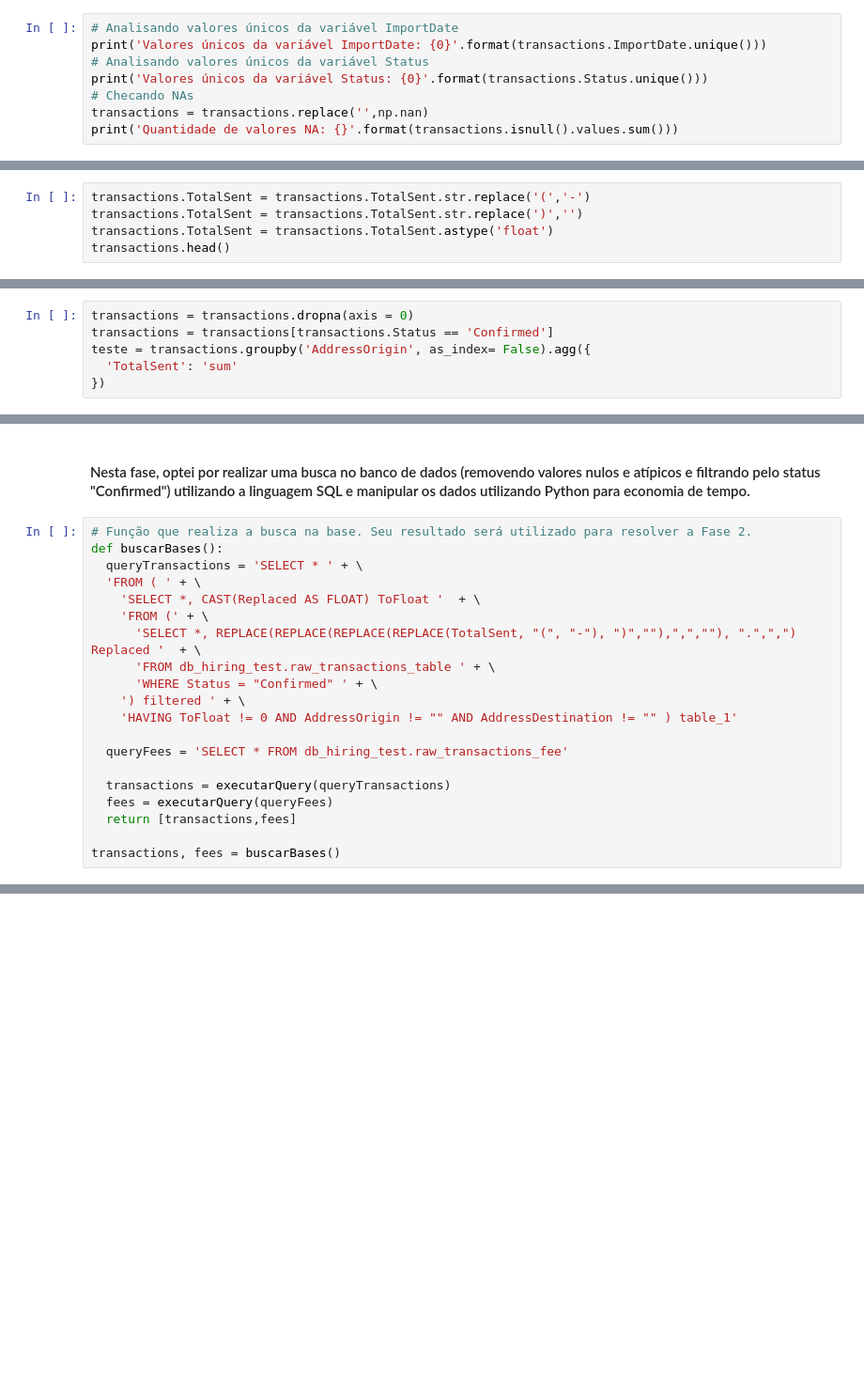
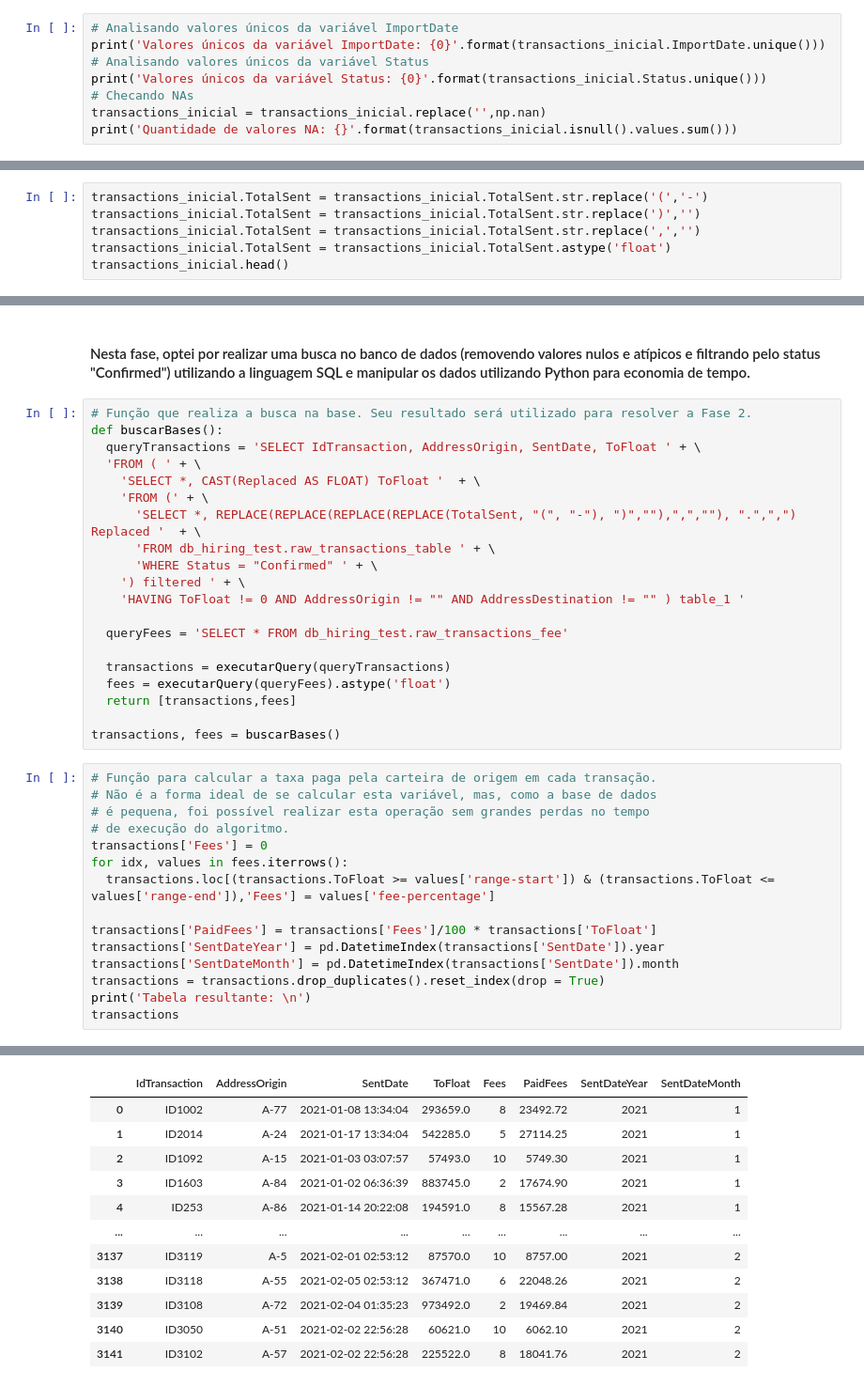
Before and after one commit to mporsi95/test-data-engineering, a Jupyter notebook: test_Matheus_Orsi.ipynb, the cells around one changed output, grey strips where cells are left out. Shown: that part at 94% size. Cells and saved outputs as stored; diff of their text form; blank space fills up the shorter version.

```diff
--- a/test_Matheus_Orsi.ipynb
+++ b/test_Matheus_Orsi.ipynb
@@ -50,21 +59,22 @@ dtypes: object(7)
 memory usage: 337.9+ KB
 # %%
 # Analisando valores únicos da variável ImportDate
-print('Valores únicos da variável ImportDate: {0}'.format(transactions.ImportDate.unique()))
+print('Valores únicos da variável ImportDate: {0}'.format(transactions_inicial.ImportDate.unique()))
 # Analisando valores únicos da variável Status
-print('Valores únicos da variável Status: {0}'.format(transactions.Status.unique()))
+print('Valores únicos da variável Status: {0}'.format(transactions_inicial.Status.unique()))
 # Checando NAs
-transactions = transactions.replace('',np.nan)
-print('Quantidade de valores NA: {}'.format(transactions.isnull().values.sum()))
+transactions_inicial = transactions_inicial.replace('',np.nan)
+print('Quantidade de valores NA: {}'.format(transactions_inicial.isnull().values.sum()))
 # %% [output]
 Valores únicos da variável ImportDate: ['2021-01-31 23:59:59' '2021-02-05 23:59:59']
 Valores únicos da variável Status: ['Confirmed' 'Denied' 'Pending']
 Quantidade de valores NA: 5
 # %%
-transactions.TotalSent = transactions.TotalSent.str.replace('(','-')
-transactions.TotalSent = transactions.TotalSent.str.replace(')','')
-transactions.TotalSent = transactions.TotalSent.astype('float')
-transactions.head()
+transactions_inicial.TotalSent = transactions_inicial.TotalSent.str.replace('(','-')
+transactions_inicial.TotalSent = transactions_inicial.TotalSent.str.replace(')','')
+transactions_inicial.TotalSent = transactions_inicial.TotalSent.str.replace(',','')
+transactions_inicial.TotalSent = transactions_inicial.TotalSent.astype('float')
+transactions_inicial.head()
 # %% [output]
 |  | IdTransaction | AddressOrigin | AddressDestination | TotalSent | Status | SentDate | ImportDate |
 | 0 | ID1002 | A-77 | A-49 | 293659.0 | Confirmed | 2021-01-08 13:34:04 | 2021-01-31 23:59:59 |
@@ -92,6 +84,0 @@ memory usage: 337.9+ KB
-# %%
-transactions = transactions.dropna(axis = 0)
-transactions = transactions[transactions.Status == 'Confirmed']
-teste = transactions.groupby('AddressOrigin', as_index= False).agg({
-  'TotalSent': 'sum'
-})
@@ -440,7 +386,7 @@ A tabela resultante com dados de volume de transações por carteira é:
 # %%
 # Função que realiza a busca na base. Seu resultado será utilizado para resolver a Fase 2.
 def buscarBases():
-  queryTransactions = 'SELECT * ' + \
+  queryTransactions = 'SELECT IdTransaction, AddressOrigin, SentDate, ToFloat ' + \
   'FROM ( ' + \
     'SELECT *, CAST(Replaced AS FLOAT) ToFloat '  + \
     'FROM (' + \
@@ -448,12 +394,28 @@ def buscarBases():
       'FROM db_hiring_test.raw_transactions_table ' + \
       'WHERE Status = "Confirmed" ' + \
     ') filtered ' + \
-    'HAVING ToFloat != 0 AND AddressOrigin != "" AND AddressDestination != "" ) table_1'
+    'HAVING ToFloat != 0 AND AddressOrigin != "" AND AddressDestination != "" ) table_1 '
 
   queryFees = 'SELECT * FROM db_hiring_test.raw_transactions_fee'
 
   transactions = executarQuery(queryTransactions)
-  fees = executarQuery(queryFees)
+  fees = executarQuery(queryFees).astype('float')
   return [transactions,fees]
 
 transactions, fees = buscarBases()
+# %%
+# Função para calcular a taxa paga pela carteira de origem em cada transação.
+# Não é a forma ideal de se calcular esta variável, mas, como a base de dados
+# é pequena, foi possível realizar esta operação sem grandes perdas no tempo
+# de execução do algoritmo.
+transactions['Fees'] = 0
+for idx, values in fees.iterrows():
+  transactions.loc[(transactions.ToFloat >= values['range-start']) & (transactions.ToFloat <= values['range-end']),'Fees'] = values['fee-percentage']
+
+transactions['PaidFees'] = transactions['Fees']/100 * transactions['ToFloat']
+transactions['SentDateYear'] = pd.DatetimeIndex(transactions['SentDate']).year
+transactions['SentDateMonth'] = pd.DatetimeIndex(transactions['SentDate']).month
+transactions = transactions.drop_duplicates().reset_index(drop = True)
+print('Tabela resultante: \n')
+transactions
+# %% [output]
@@ -459,0 +423,12 @@ transactions, fees = buscarBases()
+|  | IdTransaction | AddressOrigin | SentDate | ToFloat | Fees | PaidFees | SentDateYear | SentDateMonth |
+| 0 | ID1002 | A-77 | 2021-01-08 13:34:04 | 293659.0 | 8 | 23492.72 | 2021 | 1 |
+| 1 | ID2014 | A-24 | 2021-01-17 13:34:04 | 542285.0 | 5 | 27114.25 | 2021 | 1 |
+| 2 | ID1092 | A-15 | 2021-01-03 03:07:57 | 57493.0 | 10 | 5749.30 | 2021 | 1 |
+| 3 | ID1603 | A-84 | 2021-01-02 06:36:39 | 883745.0 | 2 | 17674.90 | 2021 | 1 |
+| 4 | ID253 | A-86 | 2021-01-14 20:22:08 | 194591.0 | 8 | 15567.28 | 2021 | 1 |
+| ... | ... | ... | ... | ... | ... | ... | ... | ... |
+| 3137 | ID3119 | A-5 | 2021-02-01 02:53:12 | 87570.0 | 10 | 8757.00 | 2021 | 2 |
+| 3138 | ID3118 | A-55 | 2021-02-05 02:53:12 | 367471.0 | 6 | 22048.26 | 2021 | 2 |
+| 3139 | ID3108 | A-72 | 2021-02-04 01:35:23 | 973492.0 | 2 | 19469.84 | 2021 | 2 |
+| 3140 | ID3050 | A-51 | 2021-02-02 22:56:28 | 60621.0 | 10 | 6062.10 | 2021 | 2 |
+| 3141 | ID3102 | A-57 | 2021-02-02 22:56:28 | 225522.0 | 8 | 18041.76 | 2021 | 2 |
```
Also changed, not shown: parts of 25 cells of this notebook.
